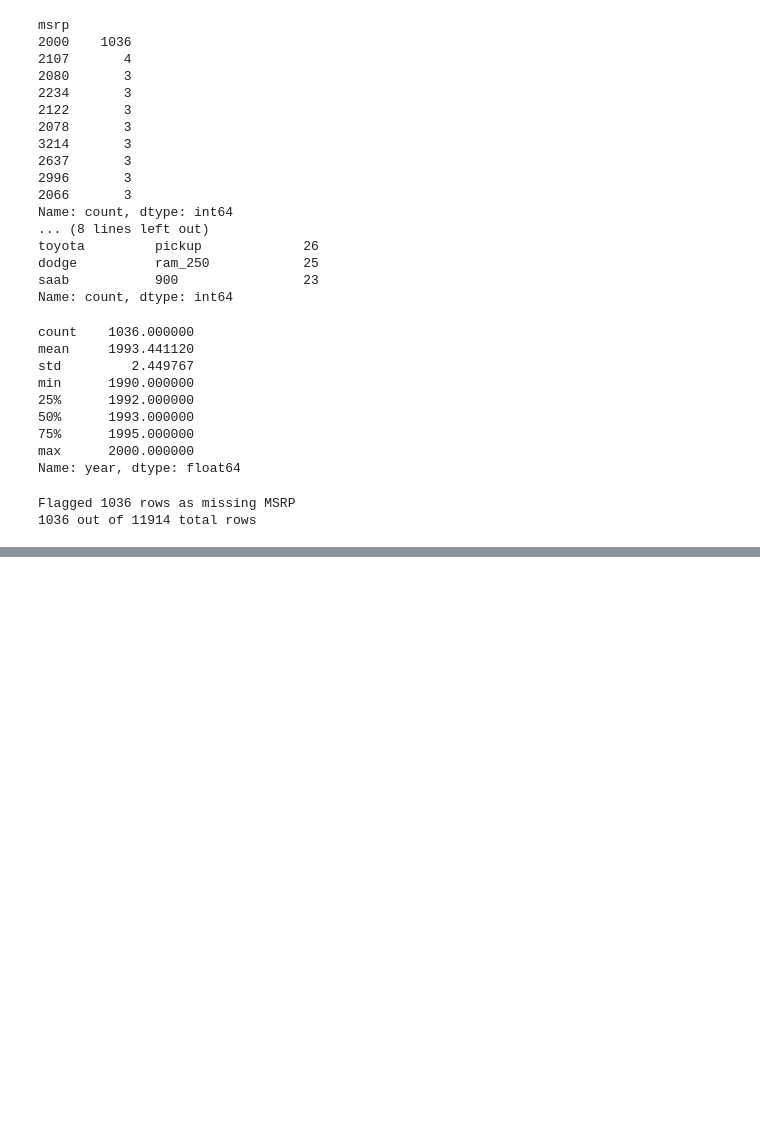
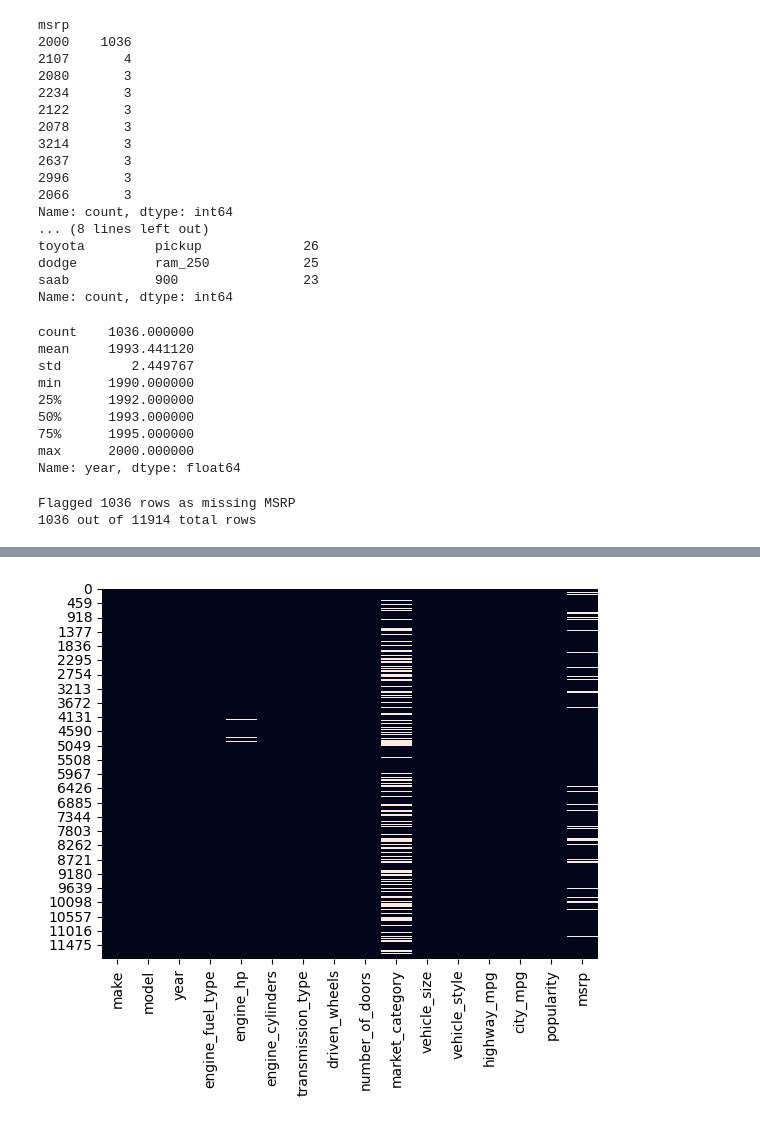
Before and after one commit to ilijahristov/machine-learning, a Jupyter notebook: car_price_prediction/car_price_prediction.ipynb, the cells around one changed output, grey strips where cells are left out. Drawn from its saved outputs; the diff is of its cells as text; code cells hidden in the pictures; blank space fills up the shorter version.

```diff
--- a/car_price_prediction/car_price_prediction.ipynb
+++ b/car_price_prediction/car_price_prediction.ipynb
@@ -175,0 +201,5 @@ Flagged 1036 rows as missing MSRP
+# %%
+sns.heatmap(df.isna(), cbar=False)
+plt.show()
+# %% [output]
+[figure, added]
```
Also changed, not shown: parts of 32 cells of this notebook, 1 other file.
